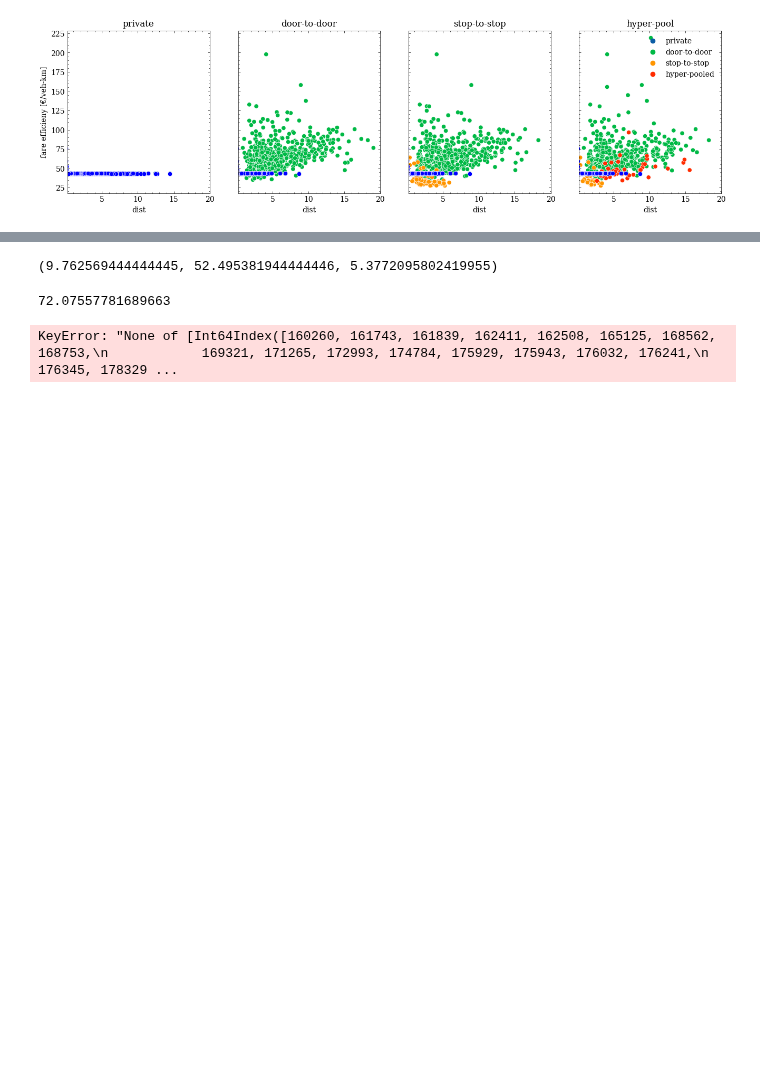
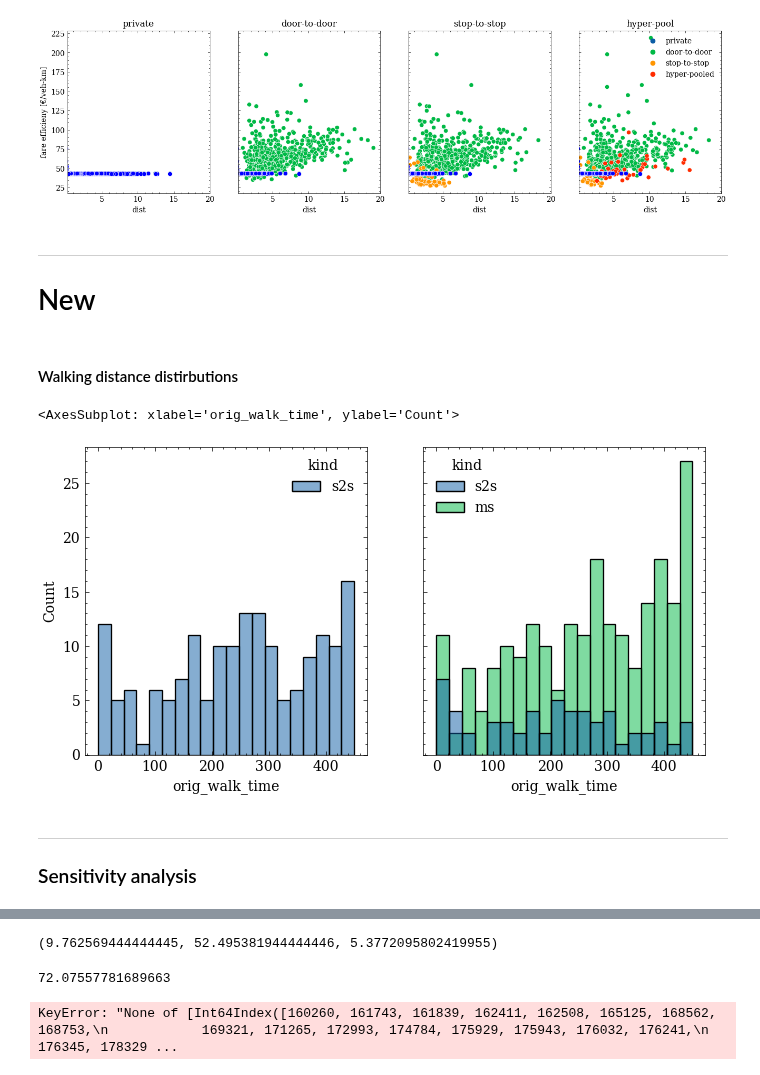
Before and after one commit to RafalKucharskiPK/ExMAS, a Jupyter notebook: ExMAS/spinoffs/tndp/ExExMAS_results_npj_rev1.ipynb, the cells around one changed output, grey strips where cells are left out. Cells and saved outputs as stored; diff of their text form; code cells hidden in the pictures; blank space fills up the shorter version.

```diff
--- a/ExMAS/spinoffs/tndp/ExExMAS_results_npj_rev1.ipynb
+++ b/ExMAS/spinoffs/tndp/ExExMAS_results_npj_rev1.ipynb
@@ -283,3 +290,20 @@ for level in [0,1,2,3]:
 plt.savefig('eff.png',dpi = 300)
 # %% [output]
 [figure]
+# %% [markdown]
+---
+
+# New
+# %% [markdown]
+#### Walking distance distirbutions
+# %%
+fig, ax = plt.subplots(1,2, figsize = (8,4), sharey = True, sharex= True)
+sns.histplot(data = rm[(rm.solution_2 == 1) & (rm.kind == 's2s')], x = "orig_walk_time", kde=False, hue = 'kind', ax = ax[0], bins = 20)
+sns.histplot(data = rm[(rm.solution_3 == 1) & (rm.kind.isin(['s2s','ms']))], x = "orig_walk_time", hue = 'kind', ax = ax[1], bins = 20)
+# %% [output]
+<AxesSubplot: xlabel='orig_walk_time', ylabel='Count'>
+[figure, added]
+# %% [markdown]
+----
+
+### Sensitivity analysis
```
Also changed, not shown: parts of 24 cells of this notebook.
